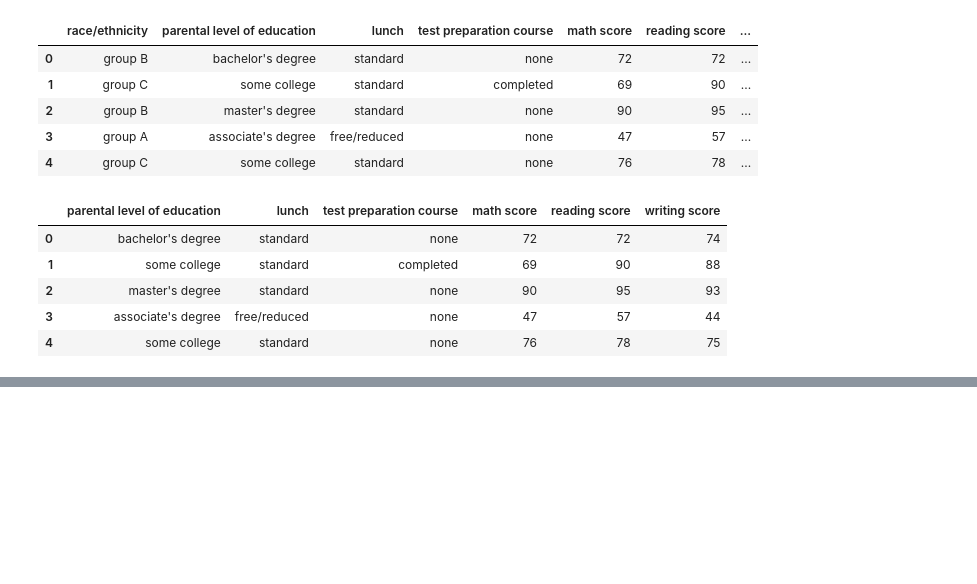
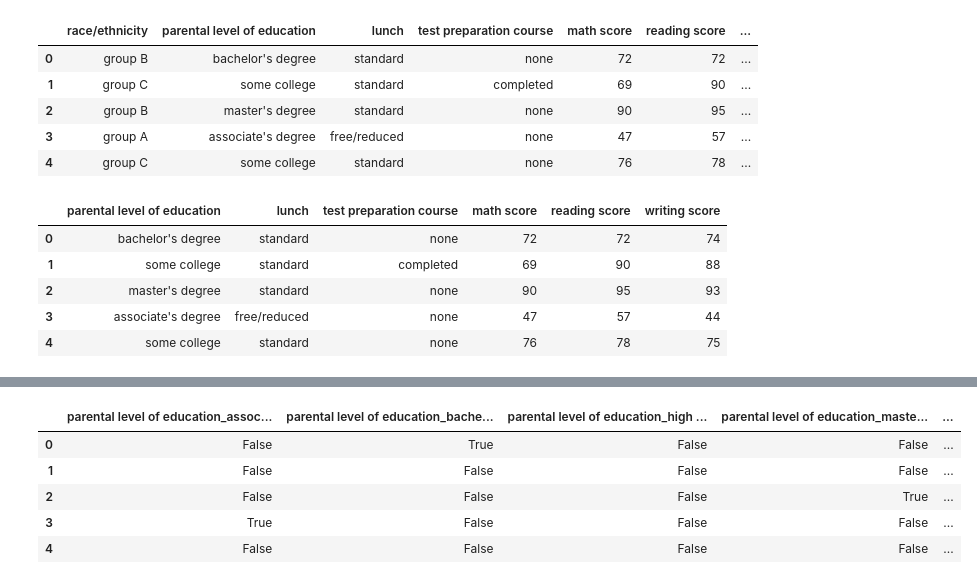
Before and after one commit to kamranakamal/Student_score_prediction, a Jupyter notebook: notebook/EDA_Student_performance.ipynb, the cells around one changed output, grey strips where cells are left out. Cells and saved outputs as stored; diff of their text form; code cells hidden in the pictures; blank space fills up the shorter version.

```diff
--- a/notebook/EDA_Student_performance.ipynb
+++ b/notebook/EDA_Student_performance.ipynb
@@ -194,0 +205,10 @@ df.head()
+# %%
+merged = pd.concat([new_df, df.iloc[:, 3:]], axis=1)
+merged.head()
+# %% [output]
+|  | parental level of education_assoc... | parental level of education_bache... | parental level of education_high ... | parental level of education_maste... | ... |
+| 0 | False | True | False | False | ... |
+| 1 | False | False | False | False | ... |
+| 2 | False | False | False | True | ... |
+| 3 | True | False | False | False | ... |
+| 4 | False | False | False | False | ... |
```
Also changed, not shown: parts of 9 cells of this notebook, 1 other file.
